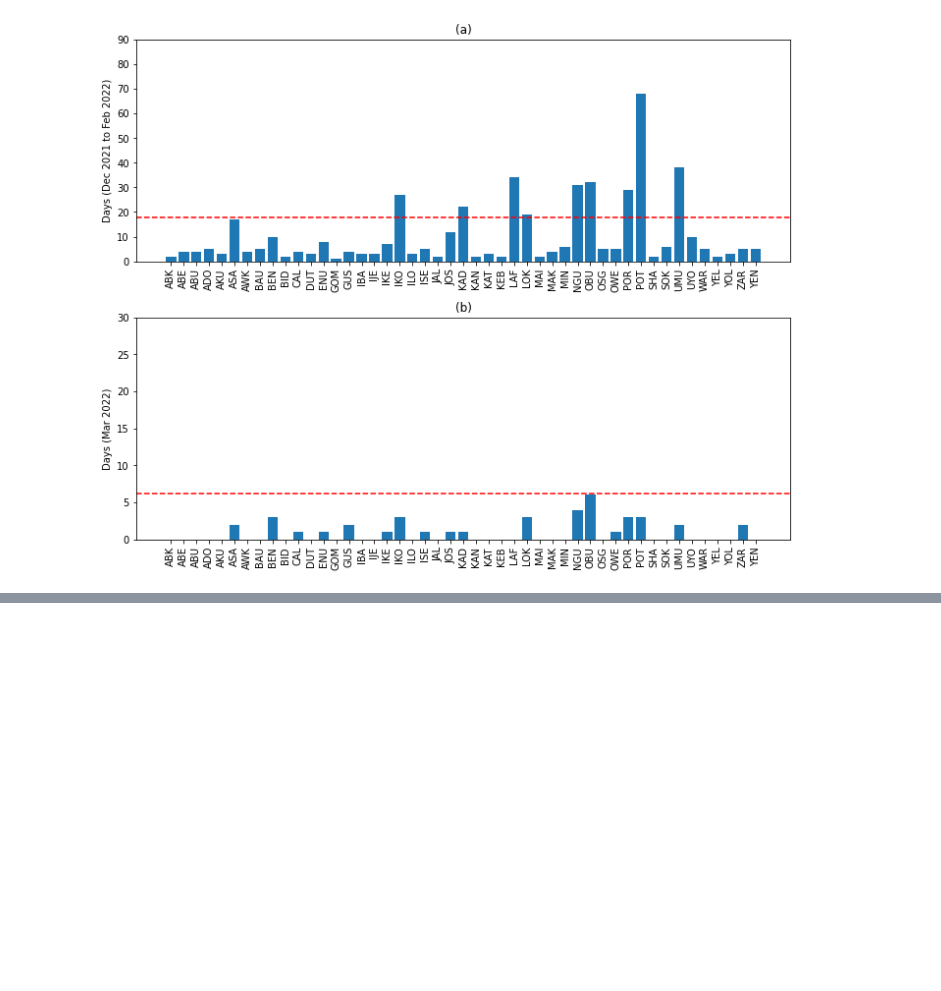
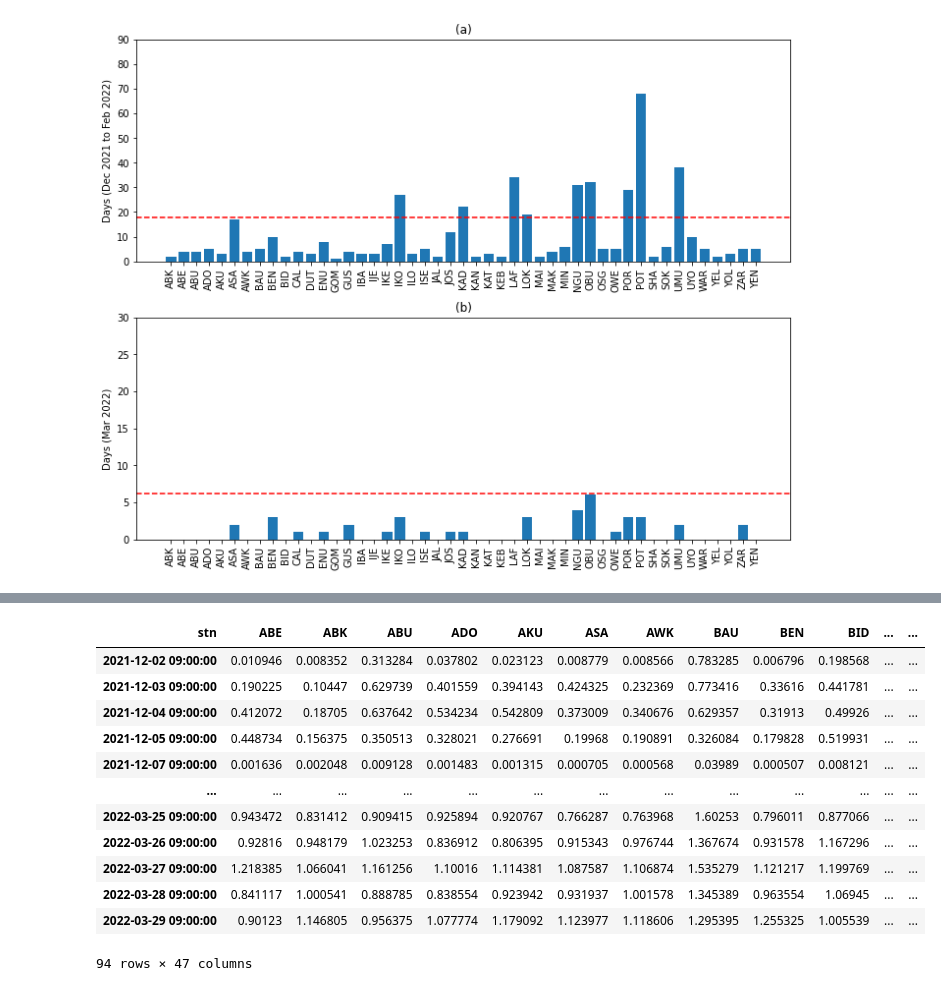
Before and after one commit to ahmadbello/visibility, a Jupyter notebook: notebooks/ALADIN_DUST.ipynb, the cells around one changed output, grey strips where cells are left out. Cells and saved outputs as stored; diff of their text form; code cells hidden in the pictures; blank space fills up the shorter version.

```diff
--- a/notebooks/ALADIN_DUST.ipynb
+++ b/notebooks/ALADIN_DUST.ipynb
@@ -147,3 +143,11 @@ for i, j, k in all_day1_lead:
 # %%
 #11 19
-bsc.time.to_series()[19]
+# bsc.time.to_series()[19]
+h='a'
+i='ALADIN_DUST'
+j='od550_dust'
+k=(11, 19)
+k[0]
+model_dir=f'../data/models/{i}/'
+nc_files=os.listdir(model_dir)
+len(nc_files)
@@ -150,3 +155,0 @@ bsc.time.to_series()[19]
-# %%
-nc_files = os.listdir("nc_files/ALADIN DUST/")
-len(nc_files)
@@ -153,17 +162,14 @@ len(nc_files)
 # %%
-day1_lead_all = pd.DataFrame(columns=["stn", "lon", "lat"])
+day1_lead_all=pd.DataFrame(columns=['stn', 'lon', 'lat'])
+
 for nc_file in nc_files:
-    bsc = xr.open_dataset("nc_files/ALADIN DUST/"+nc_file)
-    day1_lead = [["stn", "lon", "lat", bsc.od550_dust.time.to_series()[19]]]
+    bsc=xr.open_dataset(model_dir+nc_file)
+    # print(bsc)
+    day1_lead=[['stn', 'lon', 'lat', bsc[j].time.to_series()[k[0]]]]
     for i in range(len(stn)):
-        day1_bsc = bsc.od550_dust.isel(time = 19).sel(lat = stn_lat[i],
-                                                     lon = stn_lon[i],
-                                                     method = 'nearest')
-        day1_lead.append([stn[i], stn_lon[i], stn_lat[i], day1_bsc.to_dict()["data"]])
-    day1_lead = pd.DataFrame(day1_lead[1:len(day1_lead)], columns = day1_lead[0])
-    day1_lead_all = day1_lead_all.merge(day1_lead,
-                                        left_on=["stn", "lon", "lat"],
-                                        right_on=["stn", "lon", "lat"],
-                                        how = "outer")
+        day1_bsc=bsc[j].isel(time=k[0]).sel(lat=stn_lat[i], lon=stn_lon[i], method='nearest')
+        day1_lead.append([stn[i], stn_lon[i], stn_lat[i], day1_bsc.to_dict()['data']])
+    day1_lead=pd.DataFrame(day1_lead[1:len(day1_lead)], columns=day1_lead[0])
+    day1_lead_all=day1_lead_all.merge(day1_lead, left_on=['stn', 'lon', 'lat'], right_on=['stn', 'lon', 'lat'], how='outer')
 #data for 1 day leadtime for all sations
 day1_lead_all
@@ -170,11 +195,25 @@ day1_lead_all
 # %%
-day1_lead_all_t = day1_lead_all.transpose()
-day1_lead_all_t.columns = day1_lead_all_t.iloc[0]
-day1_lead_all_t = day1_lead_all_t.drop(["lon", "lat", "stn"])
+day1_lead_all.index=day1_lead_all['stn']
+day1_lead_all_t=day1_lead_all.transpose()
+day1_lead_all_t=day1_lead_all_t.drop(['lon', 'lat', 'stn'])
 
 # multiply AOD by 10
 # day1_lead_all_t = day1_lead_all_t * 10
 
-day1_lead_all_t = day1_lead_all_t.reset_index()
+# day1_lead_all_t = day1_lead_all_t.reset_index()
 day1_lead_all_t
+# %% [output]
+| stn | ABE | ABK | ABU | ADO | AKU | ASA | AWK | BAU | BEN | BID | ... | ... |
+| 2021-12-02 09:00:00 | 0.010946 | 0.008352 | 0.313284 | 0.037802 | 0.023123 | 0.008779 | 0.008566 | 0.783285 | 0.006796 | 0.198568 | ... | ... |
+| 2021-12-03 09:00:00 | 0.190225 | 0.10447 | 0.629739 | 0.401559 | 0.394143 | 0.424325 | 0.232369 | 0.773416 | 0.33616 | 0.441781 | ... | ... |
+| 2021-12-04 09:00:00 | 0.412072 | 0.18705 | 0.637642 | 0.534234 | 0.542809 | 0.373009 | 0.340676 | 0.629357 | 0.31913 | 0.49926 | ... | ... |
+| 2021-12-05 09:00:00 | 0.448734 | 0.156375 | 0.350513 | 0.328021 | 0.276691 | 0.19968 | 0.190891 | 0.326084 | 0.179828 | 0.519931 | ... | ... |
+| 2021-12-07 09:00:00 | 0.001636 | 0.002048 | 0.009128 | 0.001483 | 0.001315 | 0.000705 | 0.000568 | 0.03989 | 0.000507 | 0.008121 | ... | ... |
+| ... | ... | ... | ... | ... | ... | ... | ... | ... | ... | ... | ... | ... |
+| 2022-03-25 09:00:00 | 0.943472 | 0.831412 | 0.909415 | 0.925894 | 0.920767 | 0.766287 | 0.763968 | 1.60253 | 0.796011 | 0.877066 | ... | ... |
+| 2022-03-26 09:00:00 | 0.92816 | 0.948179 | 1.023253 | 0.836912 | 0.806395 | 0.915343 | 0.976744 | 1.367674 | 0.931578 | 1.167296 | ... | ... |
+| 2022-03-27 09:00:00 | 1.218385 | 1.066041 | 1.161256 | 1.10016 | 1.114381 | 1.087587 | 1.106874 | 1.535279 | 1.121217 | 1.199769 | ... | ... |
+| 2022-03-28 09:00:00 | 0.841117 | 1.000541 | 0.888785 | 0.838554 | 0.923942 | 0.931937 | 1.001578 | 1.345389 | 0.963554 | 1.06945 | ... | ... |
+| 2022-03-29 09:00:00 | 0.90123 | 1.146805 | 0.956375 | 1.077774 | 1.179092 | 1.123977 | 1.118606 | 1.295395 | 1.255325 | 1.005539 | ... | ... |
+94 rows × 47 columns
 # %%
```
Also changed, not shown: parts of 18 cells of this notebook, 6 other files.
